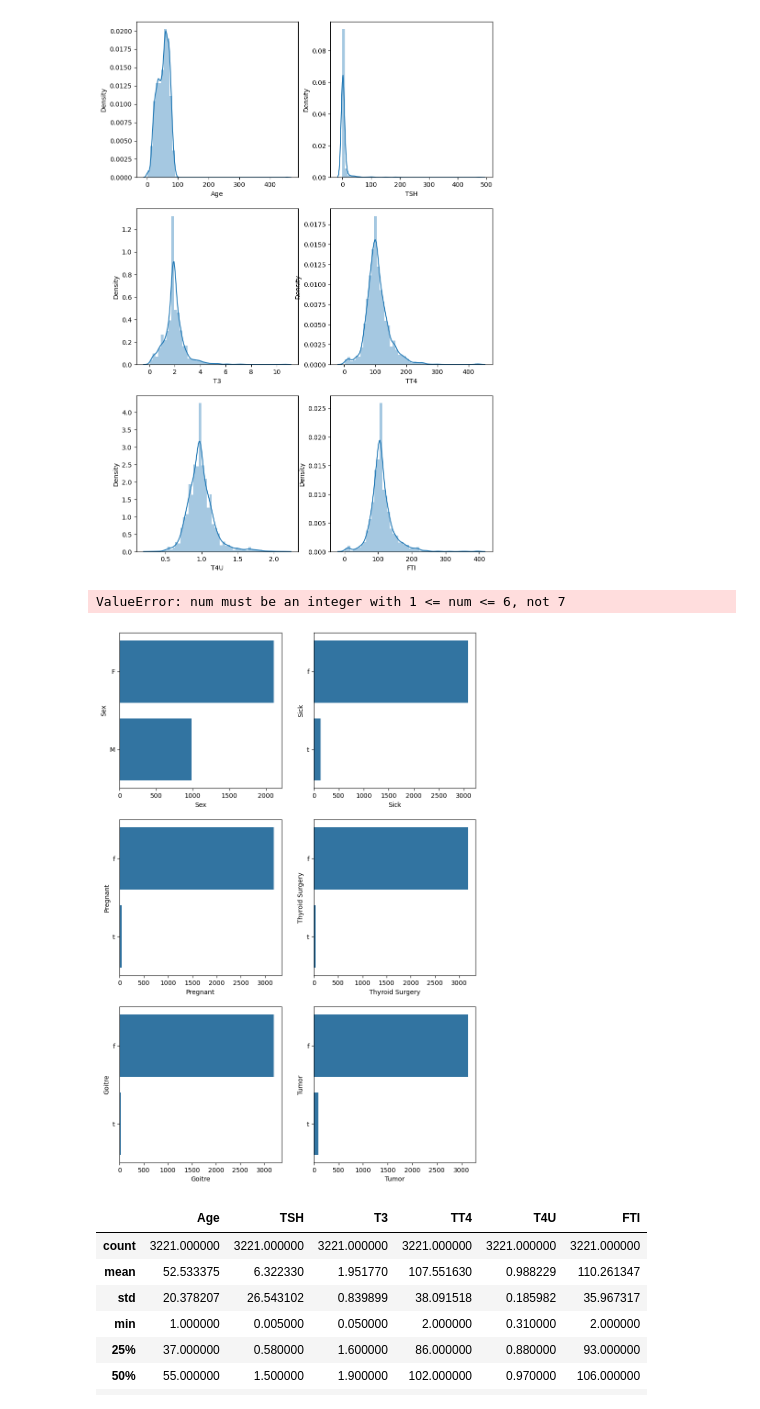
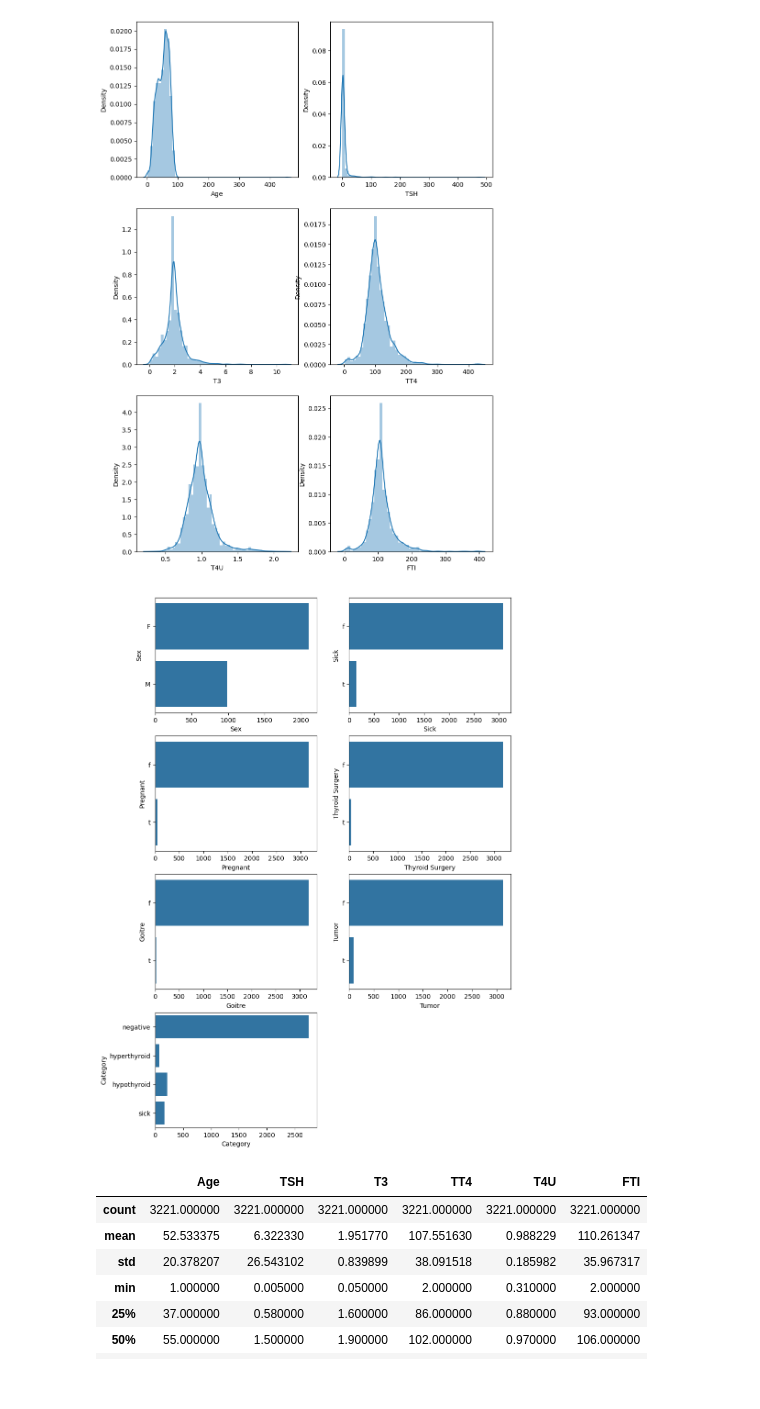
Before and after one commit to ANAM051/THYROIDPREDICTION, a Jupyter notebook: notebooks/EDA.ipynb, the cells around one changed output. Drawn from its saved outputs; the diff is of its cells as text; code cells hidden in the pictures.

```diff
--- a/notebooks/EDA.ipynb
+++ b/notebooks/EDA.ipynb
@@ -270,18 +270,17 @@ https://gist.github.com/mwaskom/de44147ed2974457ad6372750bbe5751
 # %%
 columns = categorical_columns
 
 plt.figure(figsize=(10,15),facecolor='white')
 plotnumber = 1
 
 for column in columns:
-    ax = plt.subplot(3,2,plotnumber)
+    ax = plt.subplot(4,2,plotnumber)
     sns.countplot(data[column])
     plt.xlabel(column,fontsize=10)
     plotnumber+=1
 plt.show()
 # %% [output]
-ValueError: num must be an integer with 1 <= num <= 6, not 7
-[figure, old version]
+[figure, new version]
 # %%
 data.describe()
 # %% [output]
```
Also changed, not shown: parts of 2 cells of this notebook, 1 other file.
